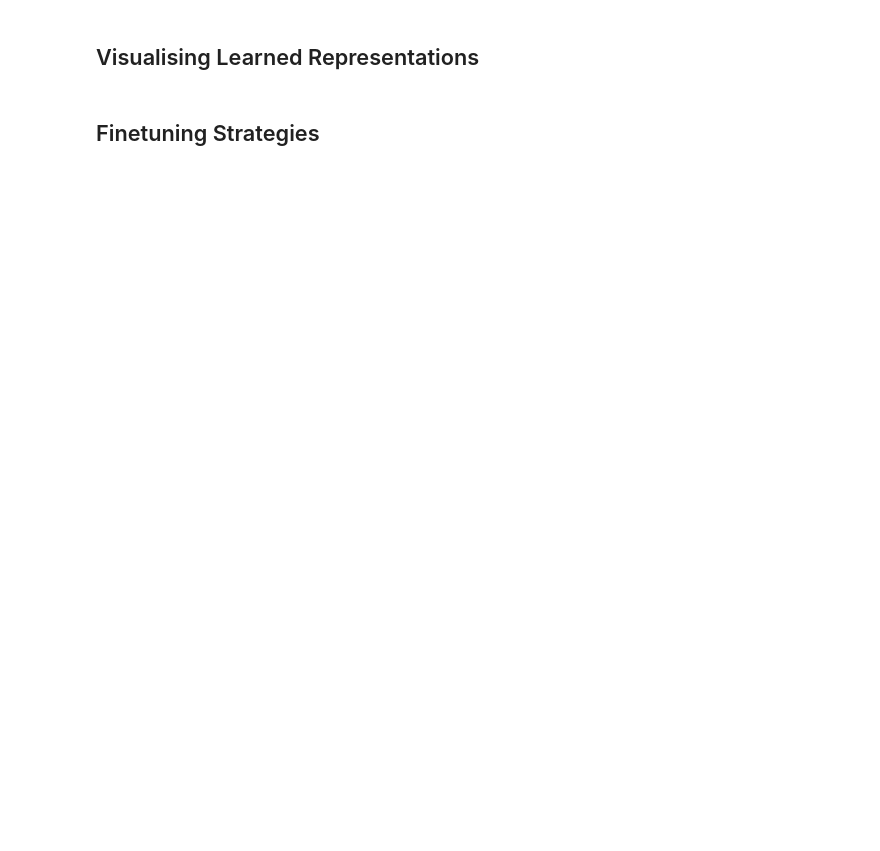
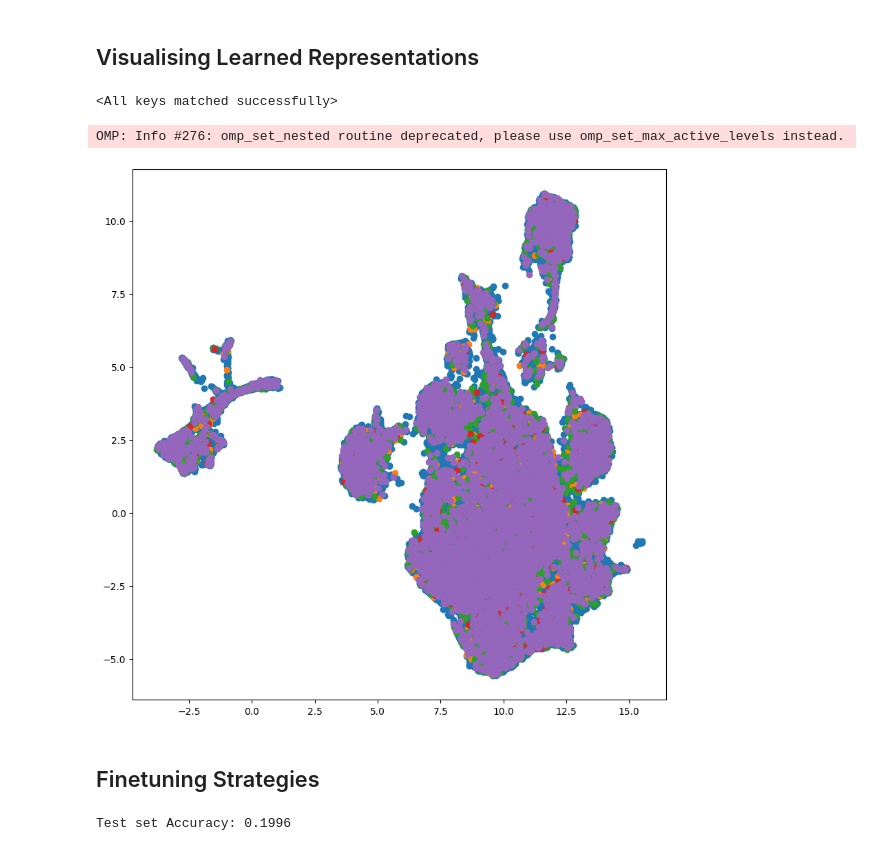
Before and after one commit to jlohunecke/ML4HC_project2, a Jupyter notebook: proj2_pt2.ipynb, the cells around one changed output. Saved outputs shown, nothing was run; the diff lists cells and outputs as text; code cells hidden in the pictures; blank space fills up the shorter version.

```diff
--- a/proj2_pt2.ipynb
+++ b/proj2_pt2.ipynb
@@ -22,0 +250,3 @@ Note: you may need to restart the kernel to use updated packages.
+# %%
+X_train_dataloader = DataLoader(torch.utils.data.TensorDataset(X_train_tensor), batch_size=32, collate_fn=collate_fn, shuffle=True)
+# X_test_dataloader = DataLoader(torch.utils.data.TensorDataset(X_test_tensor, y_test_tensor), batch_size=32, collate_fn=collate_fn, shuffle=False)
@@ -22,0 +259,7 @@ Note: you may need to restart the kernel to use updated packages.
+# %%
+input_size = X_train_tensor.shape[1]
+output_size = 128
+
+model = TransformerModel(input_size, output_size).to(device)
+criterion = InfoNCELoss(temperature=0.1)
+optimizer = torch.optim.Adam(model.parameters(), lr=0.001)
@@ -23,4 +325,41 @@ Note: you may need to restart the kernel to use updated packages.
 # %% [markdown]
 ## Visualising Learned Representations
-# %% [markdown]
-## Finetuning Strategies
+# %%
+model = TransformerModel(input_size, output_size).to(device)
+model.load_state_dict(torch.load('./p2/transformer_100'))
+# %% [output]
+<All keys matched successfully>
+# %%
+X_train_encoded = []
+y_train_encoded = []
+
+X_test_encoded = []
+y_test_encoded = []
+
+with torch.no_grad():
+    for i, (X_batch, y_batch) in enumerate(X_train_dataloader):
+        outputs = model.encode(X_batch)
+        X_train_encoded.append(outputs)
+        y_train_list.append(y_batch)
+
+    for i, (X_batch, y_batch) in enumerate(X_test_dataloader):
+        outputs = model.encode(X_batch)
+        X_test_encoded.append(outputs)
+        y_test_list.append(y_batch)
+
+X_train_encoded = torch.cat(X_train_encoded).cpu().numpy()
+X_test_encoded = torch.cat(X_test_encoded).cpu().numpy()
+# %%
+# UMAP for dimensionality reduction
+
+import umap.umap_ as umap
+
+umap_model = umap.UMAP(n_components=2)
+X_train_umap = umap_model.fit_transform(X_train_encoded)
+
+fig, ax = plt.subplots(1, 1, figsize=(10, 10))
+for i in np.unique(y_train):
+    ax.scatter(X_train_umap[y_train == i, 0], X_train_umap[y_train == i, 1], label=f'Class {i}')
+# %% [output]
+OMP: Info #276: omp_set_nested routine deprecated, please use omp_set_max_active_levels instead.
+[figure, added]
@@ -26,0 +398,11 @@ Note: you may need to restart the kernel to use updated packages.
+# %% [markdown]
+## Finetuning Strategies
+# %%
+logistic = LogisticRegression(max_iter=1000)
+
+logistic.fit(X_train_encoded, y_train_tensor.cpu().numpy())
+
+y_pred = logistic.predict(X_test_encoded)
+print(f'Test set Accuracy: {balanced_accuracy_score(y_test_tensor.cpu().numpy(), y_pred):.4f}')
+# %% [output]
+Test set Accuracy: 0.1996
```
Also changed, not shown: parts of 21 cells of this notebook, 2 other files.
